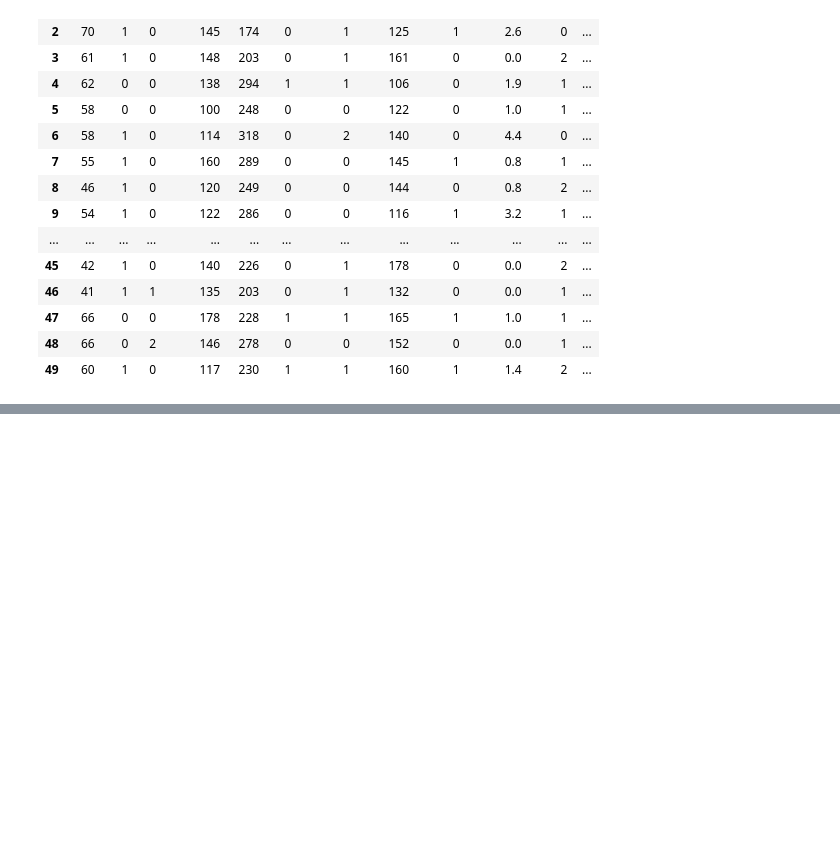
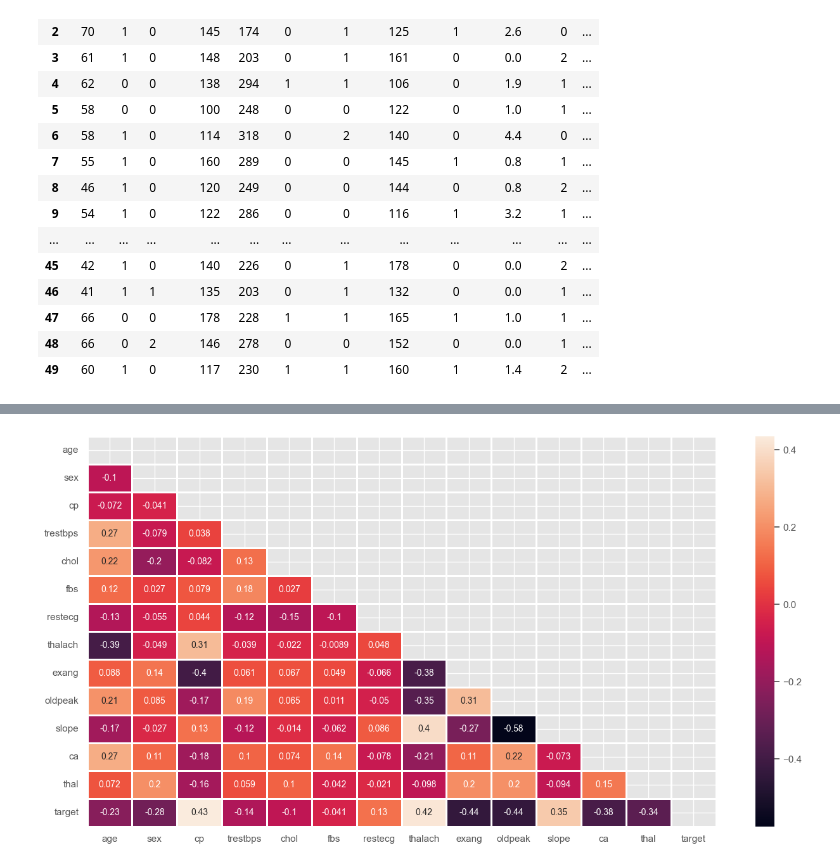
Before and after one commit to QuanDo812/Heart_Disease_Prediction, a Jupyter notebook: Heart_Disease_Prediction.ipynb, the cells around one changed output, grey strips where cells are left out. Cells and saved outputs as stored; diff of their text form; code cells hidden in the pictures; blank space fills up the shorter version.

```diff
--- a/Heart_Disease_Prediction.ipynb
+++ b/Heart_Disease_Prediction.ipynb
@@ -93,3 +102,14 @@ heart_df.head(50)
+# %%
+#Correlation matrix
+
+plt.figure(figsize = (16, 8))
+
+corr = heart_df.corr()
+mask = np.triu(np.ones_like(corr, dtype = bool))
+sns.heatmap(corr, mask = mask, annot = True, fmt = '.2g', linewidths = 1)
+plt.show()
+# %% [output]
+[figure, added]
 # %%
 x=heart_df.drop('target',axis=1)
 y=heart_df['target']
```
Also changed, not shown: parts of 5 cells of this notebook.
